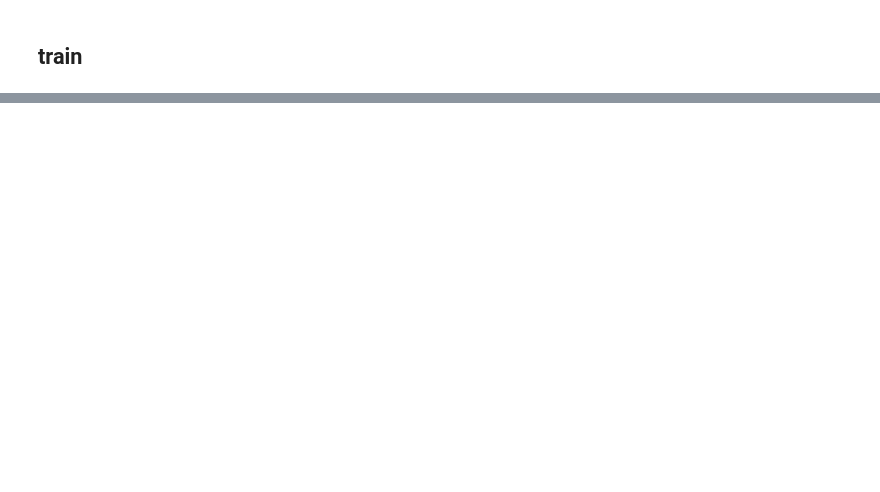
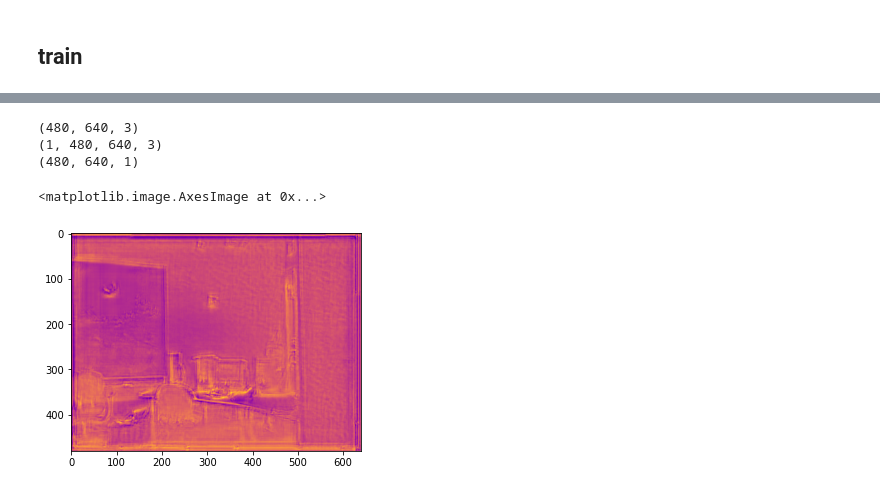
Before and after one commit to jideilori/DepthNet, a Jupyter notebook: TF_DepthNet_nyuv2_dataset.ipynb, the cells around one changed output, grey strips where cells are left out. Drawn from its saved outputs; the diff is of its cells as text; code cells hidden in the pictures; blank space fills up the shorter version.

```diff
--- a/TF_DepthNet_nyuv2_dataset.ipynb
+++ b/TF_DepthNet_nyuv2_dataset.ipynb
@@ -541,0 +646,15 @@ KeyboardInterrupt: ignored
+# %%
+test_depth = cv2.imread('/content/DenseDepth/data/nyu2_test/00030_colors.png')
+print(test_depth.shape)
+test_depth = np.expand_dims(test_depth,0)
+print(test_depth.shape)
+
+pred = model.predict(test_depth).squeeze(0)
+print(pred.shape)
+plt.imshow(pred.squeeze(2),cmap='plasma')
+# %% [output]
+(480, 640, 3)
+(1, 480, 640, 3)
+(480, 640, 1)
+<matplotlib.image.AxesImage at 0x...>
+[figure, added]
```
Also changed, not shown: parts of 14 cells of this notebook.
